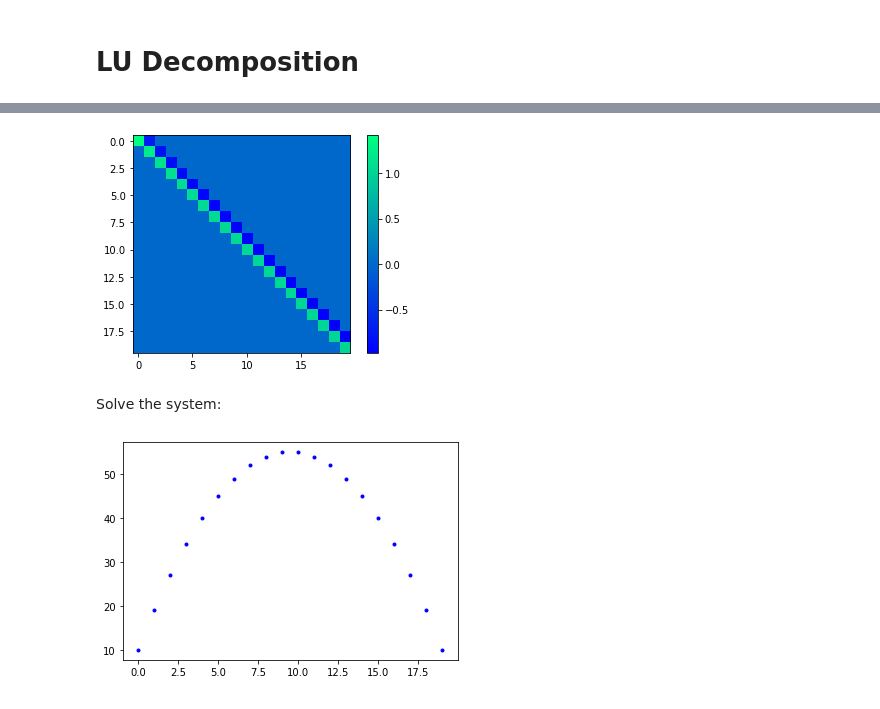
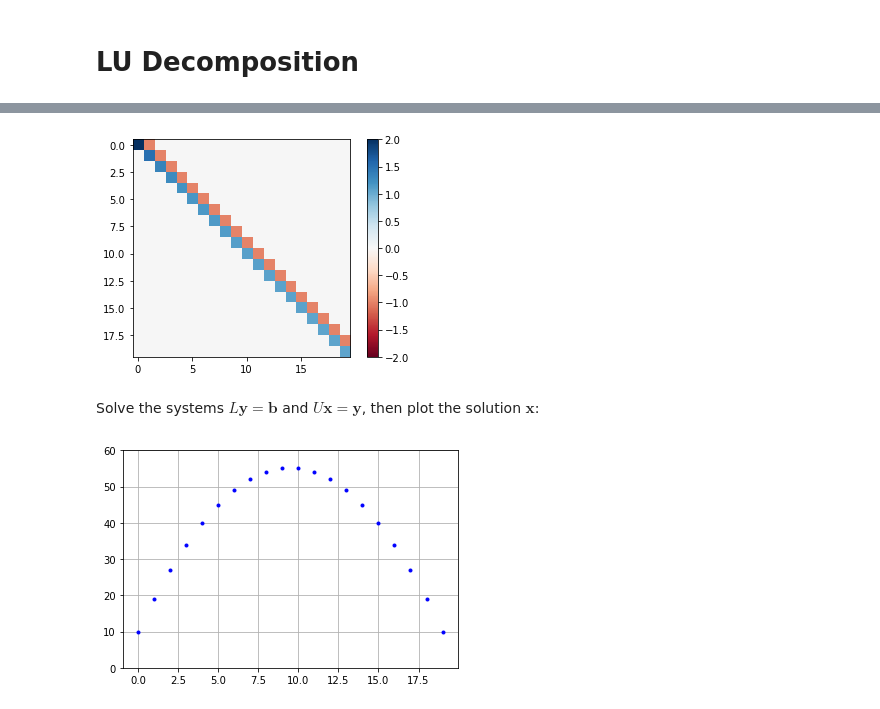
Before and after one commit to UBCMath/MATH307, a Jupyter notebook: notebooks/02_LU_decomposition.ipynb, the cells around one changed output, grey strips where cells are left out. Saved outputs shown, nothing was run; the diff lists cells and outputs as text; code cells hidden in the pictures.

```diff
--- a/notebooks/02_LU_decomposition.ipynb
+++ b/notebooks/02_LU_decomposition.ipynb
@@ -58 +11,16 @@ where $L = L_1^{-1} L_2^{-1}$.
+# %%
+def lu(A):
+    "Compute LU decomposition of matrix A."
+    m,n = A.shape
+    L = np.eye(m)
+    U = A.copy()
+    for j in range(0,n-1):
+        for i in range(j+1,m):
+            if U[j,j] == 0:
+                print("LU decomposition for A does not exist.")
+                return np.eye(m),A
+            cij = -U[i,j]/U[j,j]
+            U[i,:] = cij*U[j,:] + U[i,:]
+            L[i,j] = -cij
+    return L,U
 # %% [markdown]
@@ -151,0 +110,2 @@ U = la.cholesky(A)
+# %%
+L,U = lu(A)
@@ -152,16 +117,15 @@ U = la.cholesky(A)
 # %%
-plt.imshow(U,cmap='winter')
-plt.colorbar()
+plt.imshow(U,cmap='RdBu'), plt.clim([-2,2]), plt.colorbar()
 plt.show()
 # %% [output]
-[figure, old version]
+[figure, new version]
-# %% [markdown]
-Solve the system:
+# %% [markdown]
+Solve the systems $L \boldsymbol{y} = \boldsymbol{b}$ and $U \boldsymbol{x} = \boldsymbol{y}$, then plot the solution $\boldsymbol{x}$:
 # %%
 b = np.ones([N,1])
-y = la.solve_triangular(U.T,b,lower=True)
+y = la.solve_triangular(L,b,lower=True)
 x = la.solve_triangular(U,y,lower=False)
-plt.plot(x,'b.')
+plt.plot(x,'b.'), plt.grid(True), plt.ylim([0,60])
 plt.show()
 # %% [output]
-[figure, old version]
+[figure, new version]
```
Also changed, not shown: parts of 27 cells of this notebook, 24 other files.
